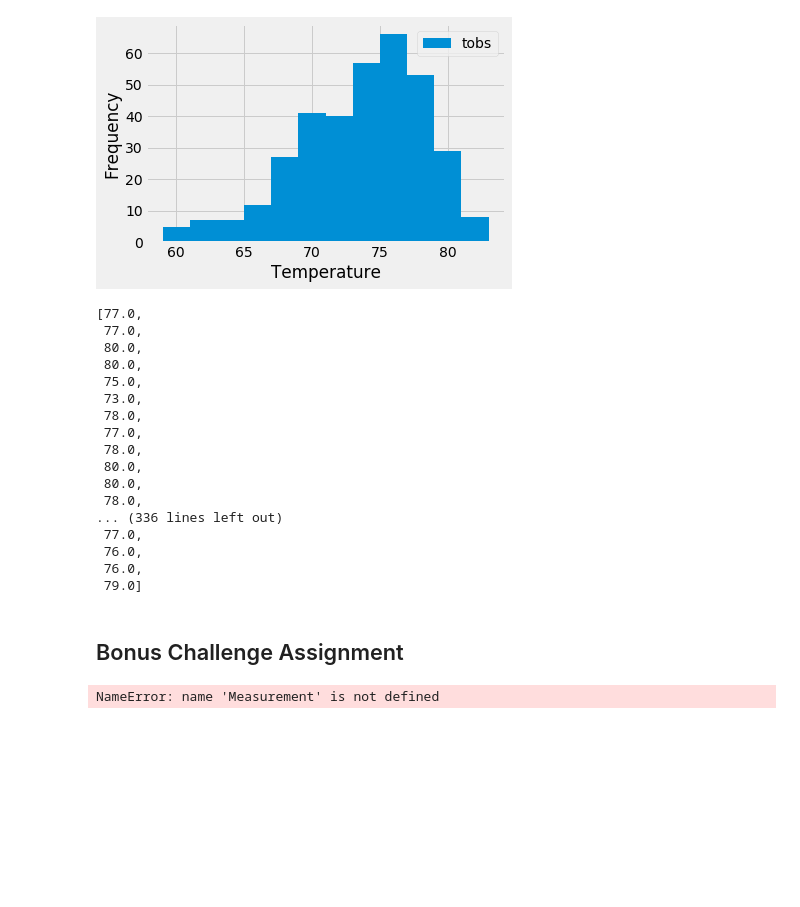
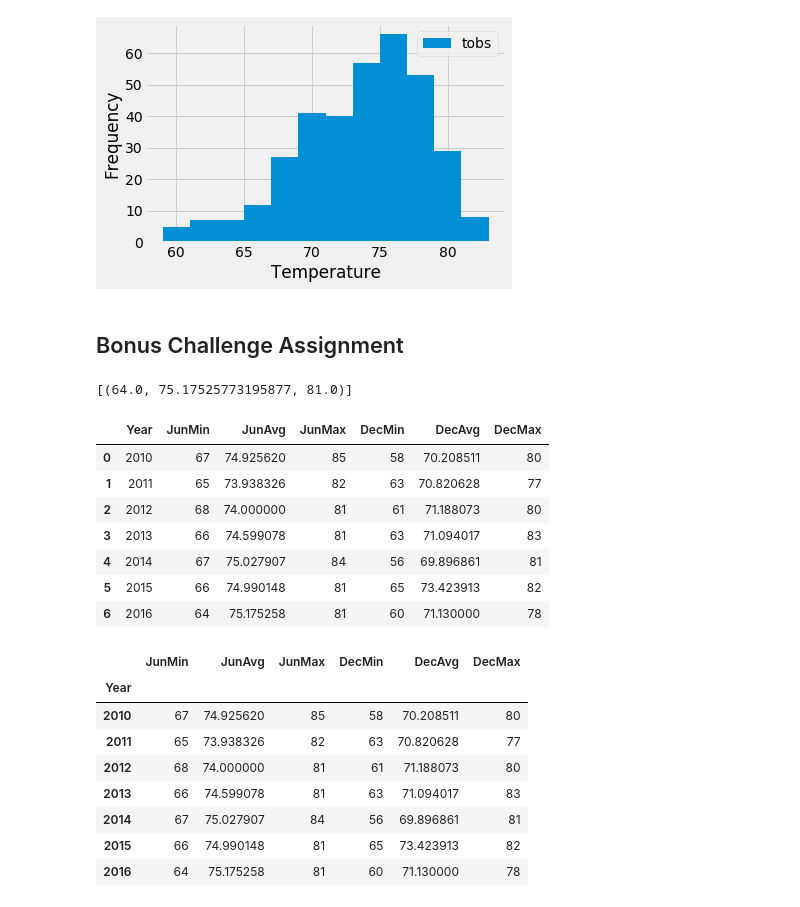
Before and after one commit to rmoesw01/sqlalchemy-challenge, a Jupyter notebook: climate_starter.ipynb, the cells around one changed output. Saved outputs shown, nothing was run; the diff lists cells and outputs as text; code cells hidden in the pictures; blank space fills up the shorter version.

```diff
--- a/climate_starter.ipynb
+++ b/climate_starter.ipynb
@@ -167,27 +167,6 @@ plt.savefig('Images/Temperature_hist_most_active_sta.png')
 plt.show()
 # %% [output]
 [figure]
-# %%
-test = double_filt_df['tobs'].tolist()
-test
-# %% [output]
-[77.0,
- 77.0,
- 80.0,
- 80.0,
- 75.0,
- 73.0,
- 78.0,
- 77.0,
- 78.0,
- 80.0,
- 80.0,
- 78.0,
-... (336 lines left out)
- 77.0,
- 76.0,
- 76.0,
- 79.0]
 # %% [markdown]
 ## Bonus Challenge Assignment
 # %%
@@ -204,10 +183,10 @@ def calc_temps(start_date, end_date):
         TMIN, TAVE, and TMAX
     """
 
-    return session.query(func.min(Measurement.tobs), func.avg(Measurement.tobs), func.max(Measurement.tobs)).\
-        filter(Measurement.date >= start_date).filter(Measurement.date <= end_date).all()
+    return session.query(func.min(Mmt.tobs), func.avg(Mmt.tobs), func.max(Mmt.tobs)).\
+        filter(Mmt.date >= start_date).filter(Mmt.date <= end_date).all()
 
 # function usage example
-print(calc_temps('2012-02-28', '2012-03-05'))
+print(calc_temps('2016-06-01', '2016-06-30'))
 # %% [output]
-NameError: name 'Measurement' is not defined
+[(64.0, 75.17525773195877, 81.0)]
@@ -221,0 +193,44 @@ NameError: name 'Measurement' is not defined
+# %%
+# Use your previous function `calc_temps` to calculate the tmin, tavg, and tmax
+# for your trip using the previous year's data for those same dates.
+year_range = (2010, 2016)
+compare_temps_df = pd.DataFrame(columns=['Year', 'JunMin', 'JunAvg', 'JunMax', 'DecMin', 'DecAvg', 'DecMax'])
+
+for year in range(year_range[0], year_range[1]+1):
+    june = list(np.ravel(calc_temps(f'{str(year)}-06-01', f'{str(year)}-06-30')))
+    dec = list(np.ravel(calc_temps(f'{str(year)}-12-01', f'{str(year)}-12-31')))
+    compare_temps_df = compare_temps_df.append({'Year':year,
+                             'JunMin': june[0],
+                             'JunAvg': june[1],
+                             'JunMax': june[2],
+                             'DecMin': dec[0],
+                             'DecAvg': dec[1],
+                             'DecMax': dec[2]}, ignore_index=True)
+compare_temps_df['Year'] = compare_temps_df['Year'].astype(int)
+compare_temps_df['JunMin'] = compare_temps_df['JunMin'].astype(int)
+compare_temps_df['JunMax'] = compare_temps_df['JunMax'].astype(int)
+compare_temps_df['DecMin'] = compare_temps_df['DecMin'].astype(int)
+compare_temps_df['DecMax'] = compare_temps_df['DecMax'].astype(int)
+compare_temps_df
+# %% [output]
+|  | Year | JunMin | JunAvg | JunMax | DecMin | DecAvg | DecMax |
+| 0 | 2010 | 67 | 74.925620 | 85 | 58 | 70.208511 | 80 |
+| 1 | 2011 | 65 | 73.938326 | 82 | 63 | 70.820628 | 77 |
+| 2 | 2012 | 68 | 74.000000 | 81 | 61 | 71.188073 | 80 |
+| 3 | 2013 | 66 | 74.599078 | 81 | 63 | 71.094017 | 83 |
+| 4 | 2014 | 67 | 75.027907 | 84 | 56 | 69.896861 | 81 |
+| 5 | 2015 | 66 | 74.990148 | 81 | 65 | 73.423913 | 82 |
+| 6 | 2016 | 64 | 75.175258 | 81 | 60 | 71.130000 | 78 |
+# %%
+compare_temps_df.set_index('Year', inplace=True)
+compare_temps_df
+# %% [output]
+|  | JunMin | JunAvg | JunMax | DecMin | DecAvg | DecMax |
+| Year |  |  |  |  |  |  |
+| 2010 | 67 | 74.925620 | 85 | 58 | 70.208511 | 80 |
+| 2011 | 65 | 73.938326 | 82 | 63 | 70.820628 | 77 |
+| 2012 | 68 | 74.000000 | 81 | 61 | 71.188073 | 80 |
+| 2013 | 66 | 74.599078 | 81 | 63 | 71.094017 | 83 |
+| 2014 | 67 | 75.027907 | 84 | 56 | 69.896861 | 81 |
+| 2015 | 66 | 74.990148 | 81 | 65 | 73.423913 | 82 |
+| 2016 | 64 | 75.175258 | 81 | 60 | 71.130000 | 78 |
```
Also changed, not shown: parts of 8 cells of this notebook.
